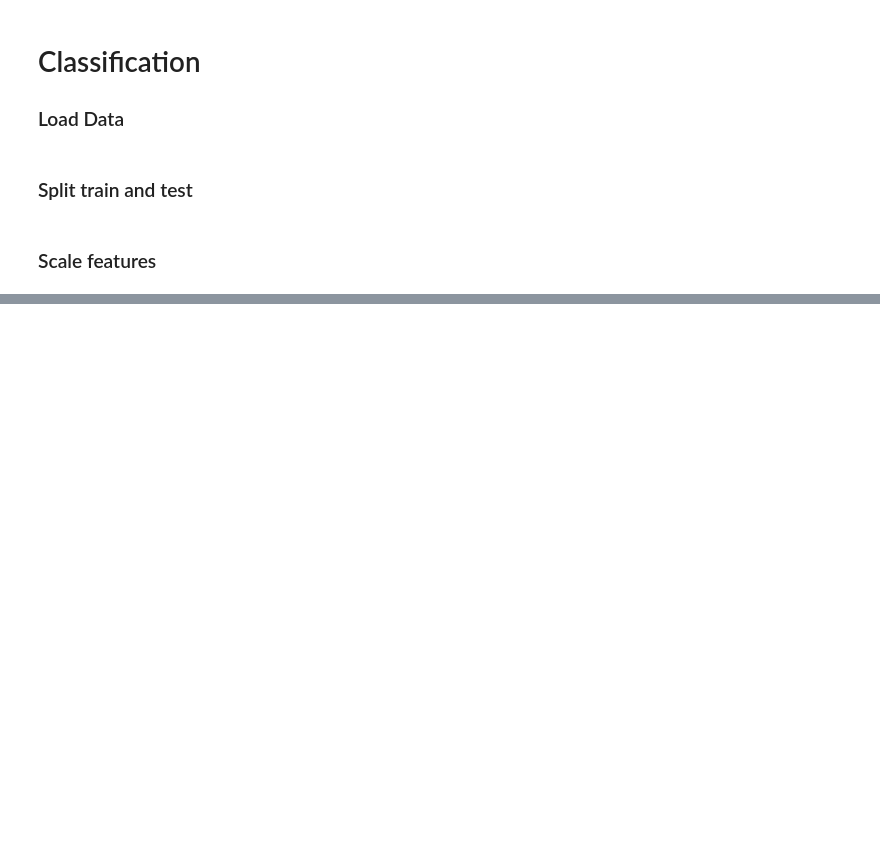
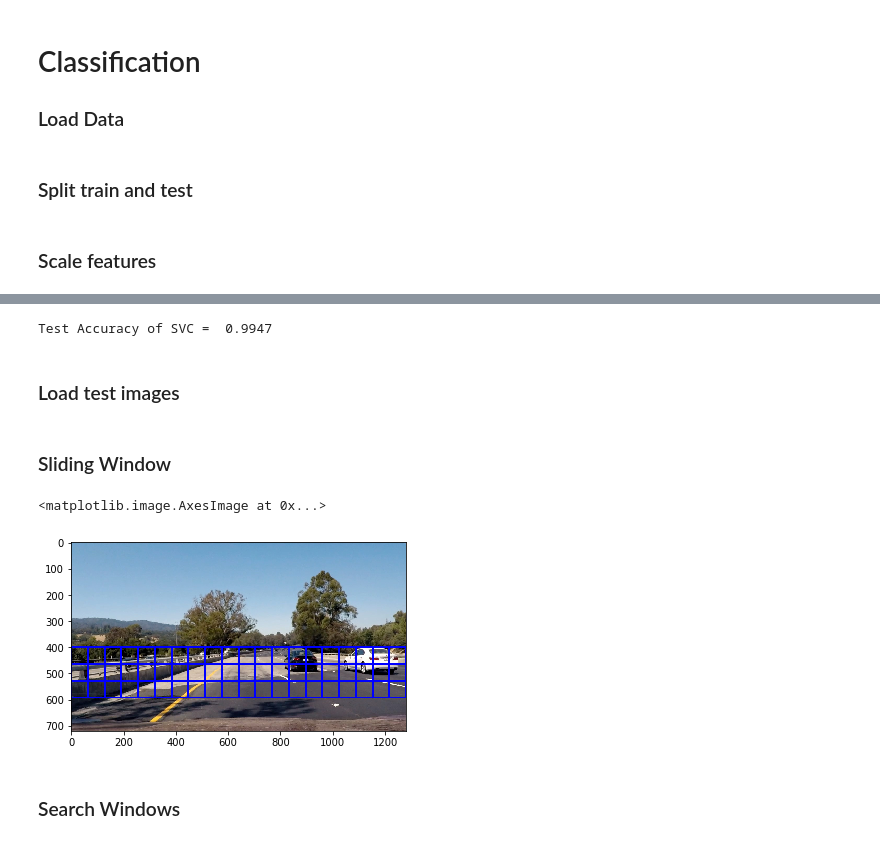
Before and after one commit to PedroHRPBS/CarND-Vehicle-Detection, a Jupyter notebook: Vehicle-Detection-project.ipynb, the cells around one changed output, grey strips where cells are left out. Drawn from its saved outputs; the diff is of its cells as text; code cells hidden in the pictures; blank space fills up the shorter version.

Commit message:
feat: Test Classifier
Sliding Window
Search Image

```diff
--- a/Vehicle-Detection-project.ipynb
+++ b/Vehicle-Detection-project.ipynb
@@ -246,6 +249,7 @@ orient = 8
 pix_per_cell = 8
 cell_per_block = 2
 hog_channel = "ALL" # Can be 0, 1, 2, or "ALL"
+y_start_stop = [400, 650]
 # %% [markdown]
 ### Final step for feature extraction
 # %%
@@ -309,0 +353,15 @@ X_train standard deviation: 0.9959266633137156
+# %%
+# load it again
+with open('my_dumped_classifier.pkl', 'rb') as fid:
+    clf_loaded = pickle.load(fid)
+
+# test loaded classifier
+print('Test Accuracy of SVC = ', round(clf_loaded.score(X_test, y_test), 4))
+# %% [output]
+Test Accuracy of SVC =  0.9947
+# %% [markdown]
+### Load test images
+# %%
+test_images = glob.glob('test_images/*.jpg')
+# %% [markdown]
+### Sliding Window
@@ -309,0 +415,12 @@ X_train standard deviation: 0.9959266633137156
+# %%
+image = mpimg.imread(test_images[0])
+windows = slide_window(image, x_start_stop=[None, None], y_start_stop=y_start_stop,
+                    xy_window=(128, 128), xy_overlap=(0.5, 0.5))
+
+window_img = draw_boxes(image, windows, color=(0, 0, 255), thick=6)
+plt.imshow(window_img)
+# %% [output]
+<matplotlib.image.AxesImage at 0x...>
+[figure, added]
+# %% [markdown]
+### Search Windows
```
Also changed, not shown: parts of 18 cells of this notebook.
